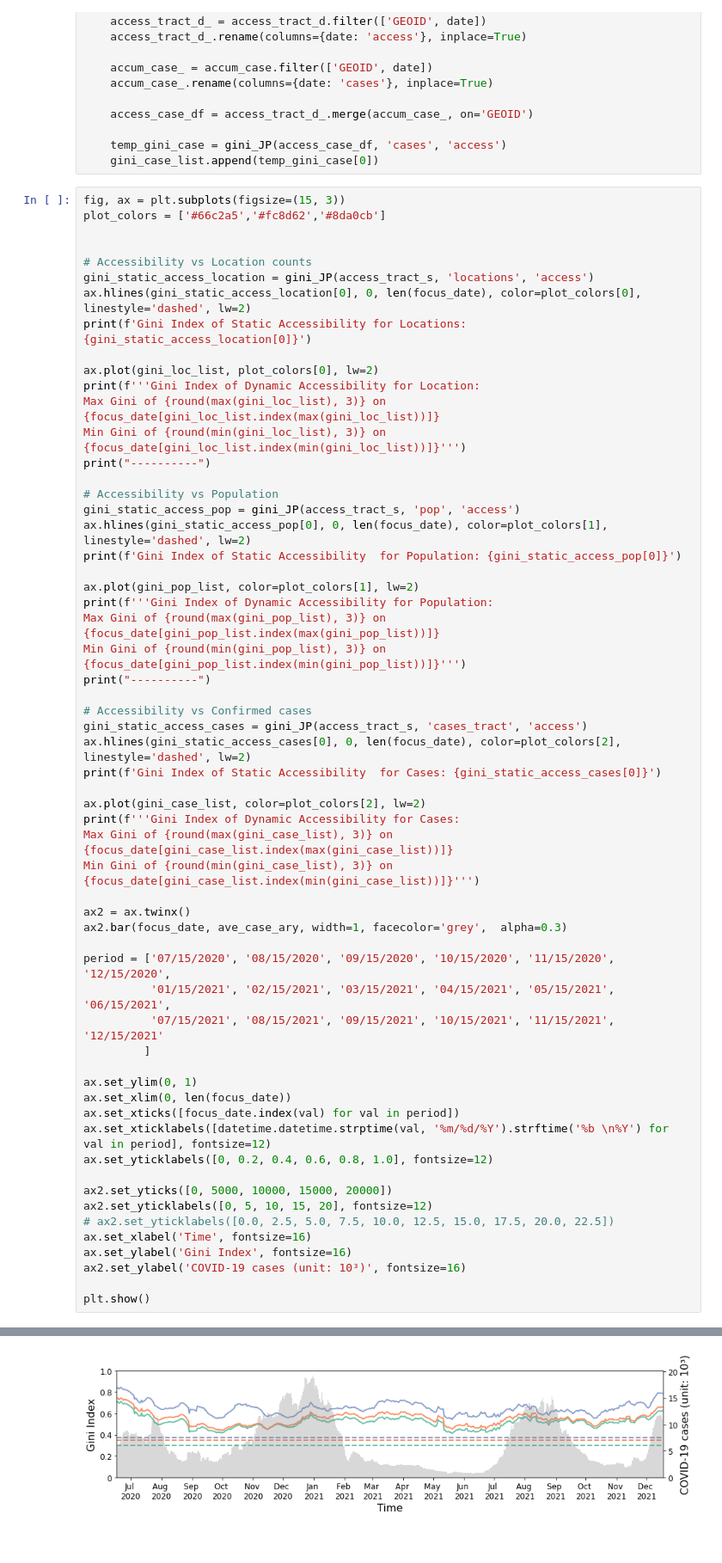
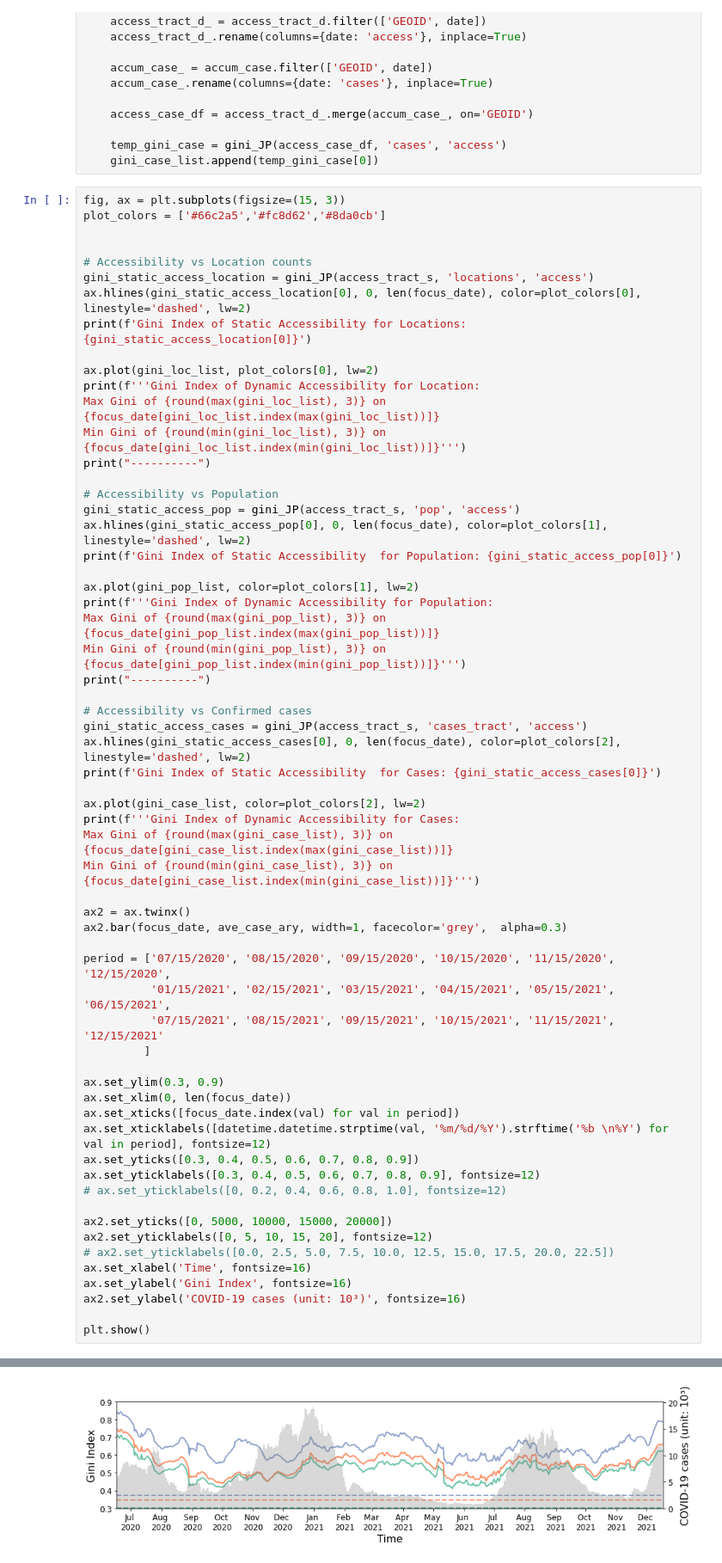
Before and after one commit to cybergis/ST_ICU_Access, a Jupyter notebook: inequality_new.ipynb, the cells around one changed output, grey strips where cells are left out. Shown: that part at 86% size. Saved outputs shown, nothing was run; the diff lists cells and outputs as text.

```diff
--- a/inequality_new.ipynb
+++ b/inequality_new.ipynb
@@ -235,33 +235,35 @@ period = ['07/15/2020', '08/15/2020', '09/15/2020', '10/15/2020', '11/15/2020',
           '07/15/2021', '08/15/2021', '09/15/2021', '10/15/2021', '11/15/2021', '12/15/2021'
          ]
 
-ax.set_ylim(0, 1)
+ax.set_ylim(0.3, 0.9)
 ax.set_xlim(0, len(focus_date))
 ax.set_xticks([focus_date.index(val) for val in period])
 ax.set_xticklabels([datetime.datetime.strptime(val, '%m/%d/%Y').strftime('%b \n%Y') for val in period], fontsize=12)
-ax.set_yticklabels([0, 0.2, 0.4, 0.6, 0.8, 1.0], fontsize=12)
+ax.set_yticks([0.3, 0.4, 0.5, 0.6, 0.7, 0.8, 0.9])
+ax.set_yticklabels([0.3, 0.4, 0.5, 0.6, 0.7, 0.8, 0.9], fontsize=12)
+# ax.set_yticklabels([0, 0.2, 0.4, 0.6, 0.8, 1.0], fontsize=12)
 
 ax2.set_yticks([0, 5000, 10000, 15000, 20000])
 ax2.set_yticklabels([0, 5, 10, 15, 20], fontsize=12)
 # ax2.set_yticklabels([0.0, 2.5, 5.0, 7.5, 10.0, 12.5, 15.0, 17.5, 20.0, 22.5])
 ax.set_xlabel('Time', fontsize=16)
 ax.set_ylabel('Gini Index', fontsize=16)
 ax2.set_ylabel('COVID-19 cases (unit: 10³)', fontsize=16)
 
 plt.show()
 # %% [output]
 Gini Index of Static Accessibility for Locations: 0.30119920654987486
 Gini Index of Dynamic Accessibility for Location:
 Max Gini of 0.71 on 07/02/2020
 Min Gini of 0.411 on 06/03/2021
 ----------
 Gini Index of Static Accessibility  for Population: 0.3470414973277609
 Gini Index of Dynamic Accessibility for Population:
 Max Gini of 0.743 on 07/02/2020
 Min Gini of 0.44 on 10/15/2020
 ----------
 Gini Index of Static Accessibility  for Cases: 0.37190116663735073
 Gini Index of Dynamic Accessibility for Cases:
 Max Gini of 0.843 on 07/05/2020
 Min Gini of 0.542 on 06/03/2021
-[figure, old version]
+[figure, new version]
```
Also changed, not shown: parts of 1 cell of this notebook, 1 other file.
